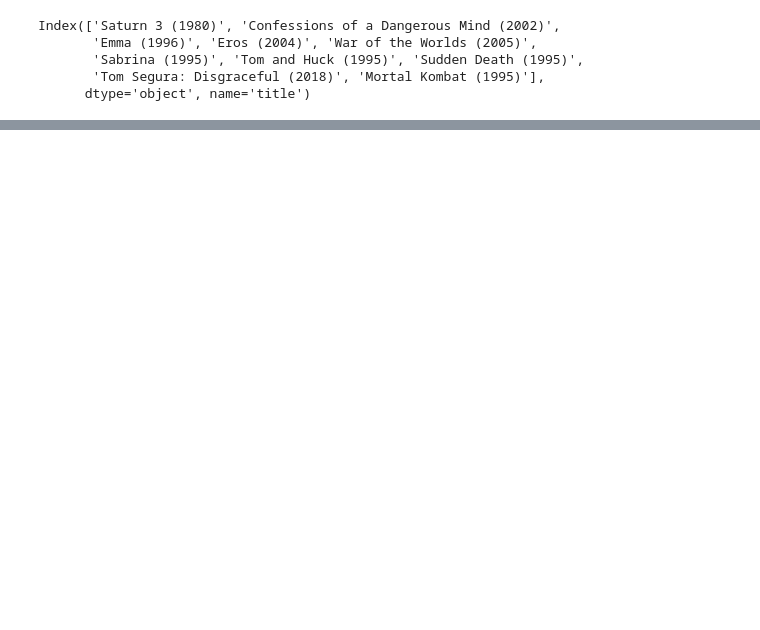
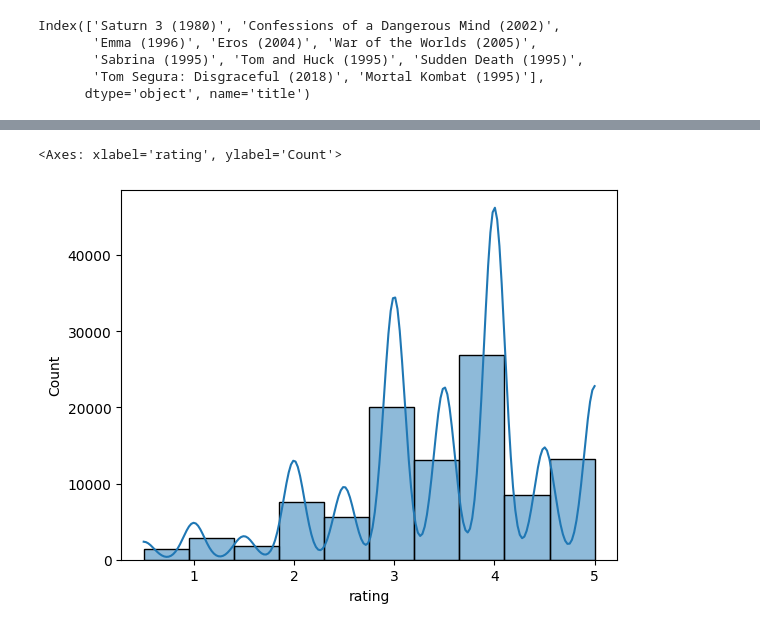
Before and after one commit to Deelaw15/Movie-Recommendation-System, a Jupyter notebook: Data Pre-processing.ipynb, the cells around one changed output, grey strips where cells are left out. Drawn from its saved outputs; the diff is of its cells as text; code cells hidden in the pictures; blank space fills up the shorter version.

```diff
--- a/Data Pre-processing.ipynb
+++ b/Data Pre-processing.ipynb
@@ -146,0 +222,5 @@ NameError: name 'sns' is not defined
+# %%
+sns.histplot(rating['rating'], bins=10, kde=True)
+# %% [output]
+<Axes: xlabel='rating', ylabel='Count'>
+[figure, added]
```
Also changed, not shown: parts of 7 cells of this notebook, 1 other file.
